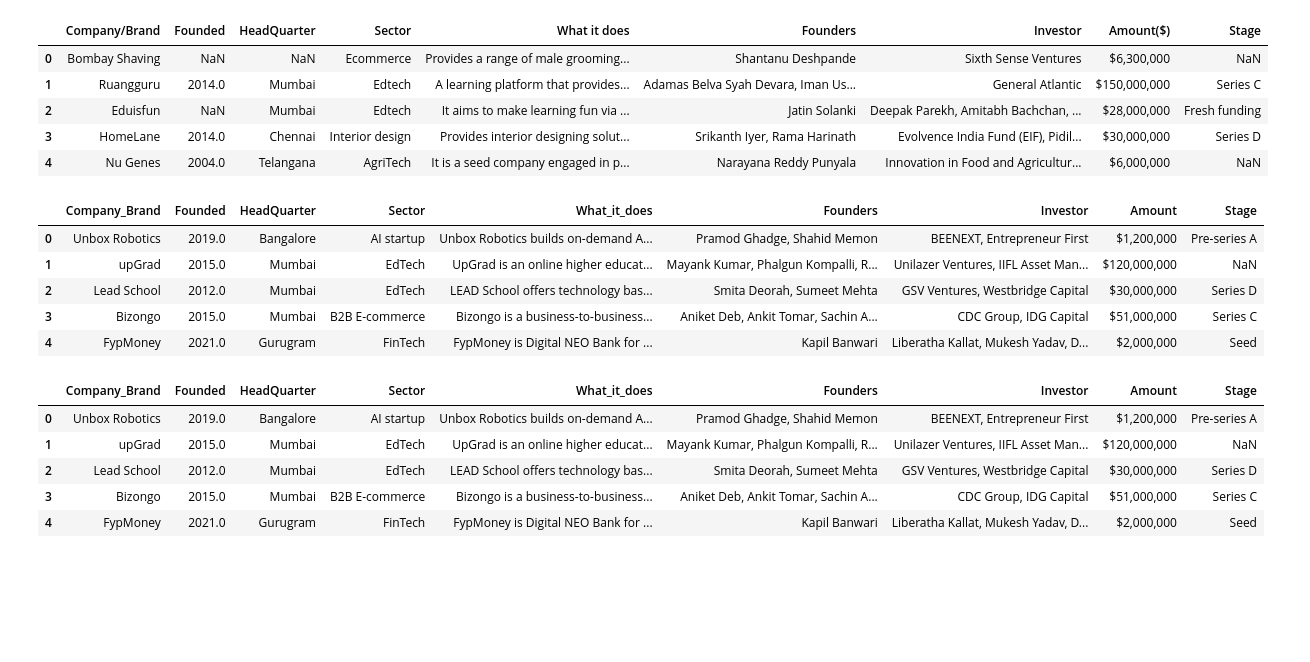
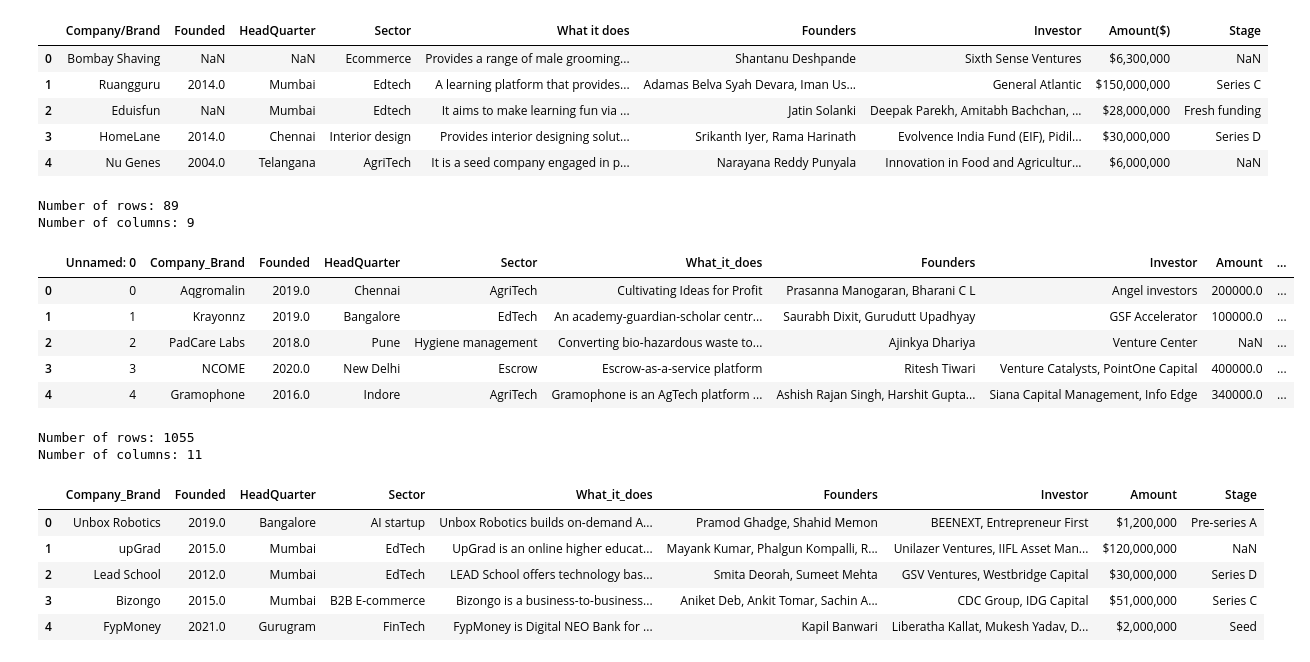
Before and after one commit to akuakorkor/TEAM-FIJI_LPI, a Jupyter notebook: Notebooks/indian_startup_funding_ecosystem.ipynb, the cells around one changed output. Drawn from its saved outputs; the diff is of its cells as text; code cells hidden in the pictures; blank space fills up the shorter version.

Commit message:
Updates to Repo

```diff
--- a/Notebooks/indian_startup_funding_ecosystem.ipynb
+++ b/Notebooks/indian_startup_funding_ecosystem.ipynb
@@ -126,18 +208,36 @@ df2.head(5)
 | 2 | Eduisfun | NaN | Mumbai | Edtech | It aims to make learning fun via ... | Jatin Solanki | Deepak Parekh, Amitabh Bachchan, ... | $28,000,000 | Fresh funding |
 | 3 | HomeLane | 2014.0 | Chennai | Interior design | Provides interior designing solut... | Srikanth Iyer, Rama Harinath | Evolvence India Fund (EIF), Pidil... | $30,000,000 | Series D |
 | 4 | Nu Genes | 2004.0 | Telangana | AgriTech | It is a seed company engaged in p... | Narayana Reddy Punyala | Innovation in Food and Agricultur... | $6,000,000 | NaN |
+# %%
+# Get the number of rows and columns
+rows, columns = df2.shape
+
+print(f"Number of rows: {rows}")
+print(f"Number of columns: {columns}")
+# %% [output]
+Number of rows: 89
+Number of columns: 9
 # %%
 # 2020 dataset as df3
-df3 = pd.read_csv('../Datasets/startup_funding2020.csv')
+df3 = pd.read_csv("C:/Users/lenovo/Documents/Documents/personal/Azubi Africa/Git Assignment/LP1 repo/TEAM-FIJI_LPI/Datasets/2020 dataset.csv")
 
 df3.head(5)
 # %% [output]
-|  | Company_Brand | Founded | HeadQuarter | Sector | What_it_does | Founders | Investor | Amount | Stage |
-| 0 | Unbox Robotics | 2019.0 | Bangalore | AI startup | Unbox Robotics builds on-demand A... | Pramod Ghadge, Shahid Memon | BEENEXT, Entrepreneur First | $1,200,000 | Pre-series A |
-| 1 | upGrad | 2015.0 | Mumbai | EdTech | UpGrad is an online higher educat... | Mayank Kumar, Phalgun Kompalli, R... | Unilazer Ventures, IIFL Asset Man... | $120,000,000 | NaN |
-| 2 | Lead School | 2012.0 | Mumbai | EdTech | LEAD School offers technology bas... | Smita Deorah, Sumeet Mehta | GSV Ventures, Westbridge Capital | $30,000,000 | Series D |
-| 3 | Bizongo | 2015.0 | Mumbai | B2B E-commerce | Bizongo is a business-to-business... | Aniket Deb, Ankit Tomar, Sachin A... | CDC Group, IDG Capital | $51,000,000 | Series C |
-| 4 | FypMoney | 2021.0 | Gurugram | FinTech | FypMoney is Digital NEO Bank for ... | Kapil Banwari | Liberatha Kallat, Mukesh Yadav, D... | $2,000,000 | Seed |
+|  | Unnamed: 0 | Company_Brand | Founded | HeadQuarter | Sector | What_it_does | Founders | Investor | Amount | ... |
+| 0 | 0 | Aqgromalin | 2019.0 | Chennai | AgriTech | Cultivating Ideas for Profit | Prasanna Manogaran, Bharani C L | Angel investors | 200000.0 | ... |
+| 1 | 1 | Krayonnz | 2019.0 | Bangalore | EdTech | An academy-guardian-scholar centr... | Saurabh Dixit, Gurudutt Upadhyay | GSF Accelerator | 100000.0 | ... |
+| 2 | 2 | PadCare Labs | 2018.0 | Pune | Hygiene management | Converting bio-hazardous waste to... | Ajinkya Dhariya | Venture Center | NaN | ... |
+| 3 | 3 | NCOME | 2020.0 | New Delhi | Escrow | Escrow-as-a-service platform | Ritesh Tiwari | Venture Catalysts, PointOne Capital | 400000.0 | ... |
+| 4 | 4 | Gramophone | 2016.0 | Indore | AgriTech | Gramophone is an AgTech platform ... | Ashish Rajan Singh, Harshit Gupta... | Siana Capital Management, Info Edge | 340000.0 | ... |
+# %%
+# Get the number of rows and columns
+rows, columns = df3.shape
+
+print(f"Number of rows: {rows}")
+print(f"Number of columns: {columns}")
+# %% [output]
+Number of rows: 1055
+Number of columns: 11
 # %%
 # 2021 dataset as df4
 df4 = pd.read_csv('../Datasets/startup_funding2021.csv')
```
Also changed, not shown: parts of 375 cells of this notebook, 6 other files.
